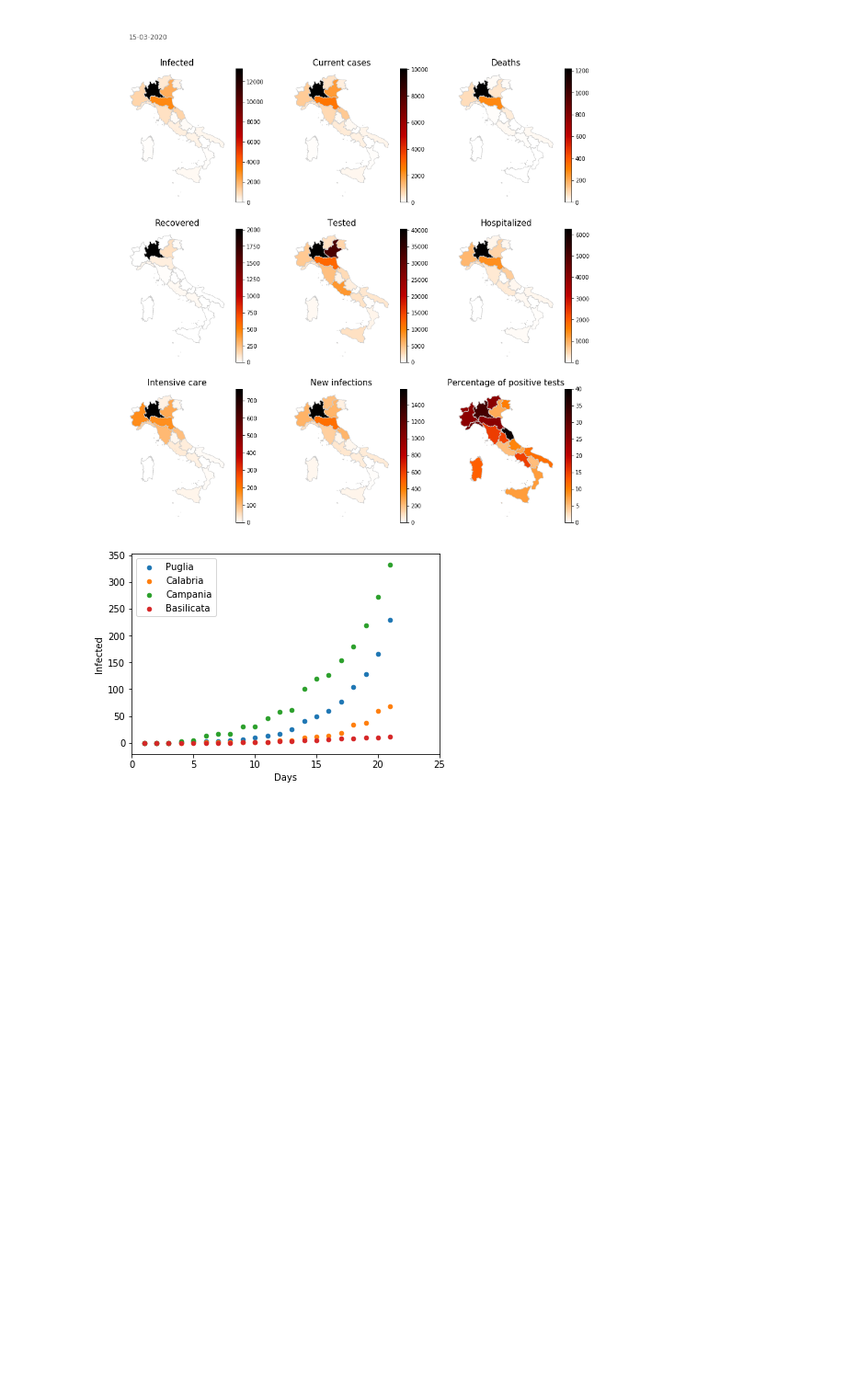
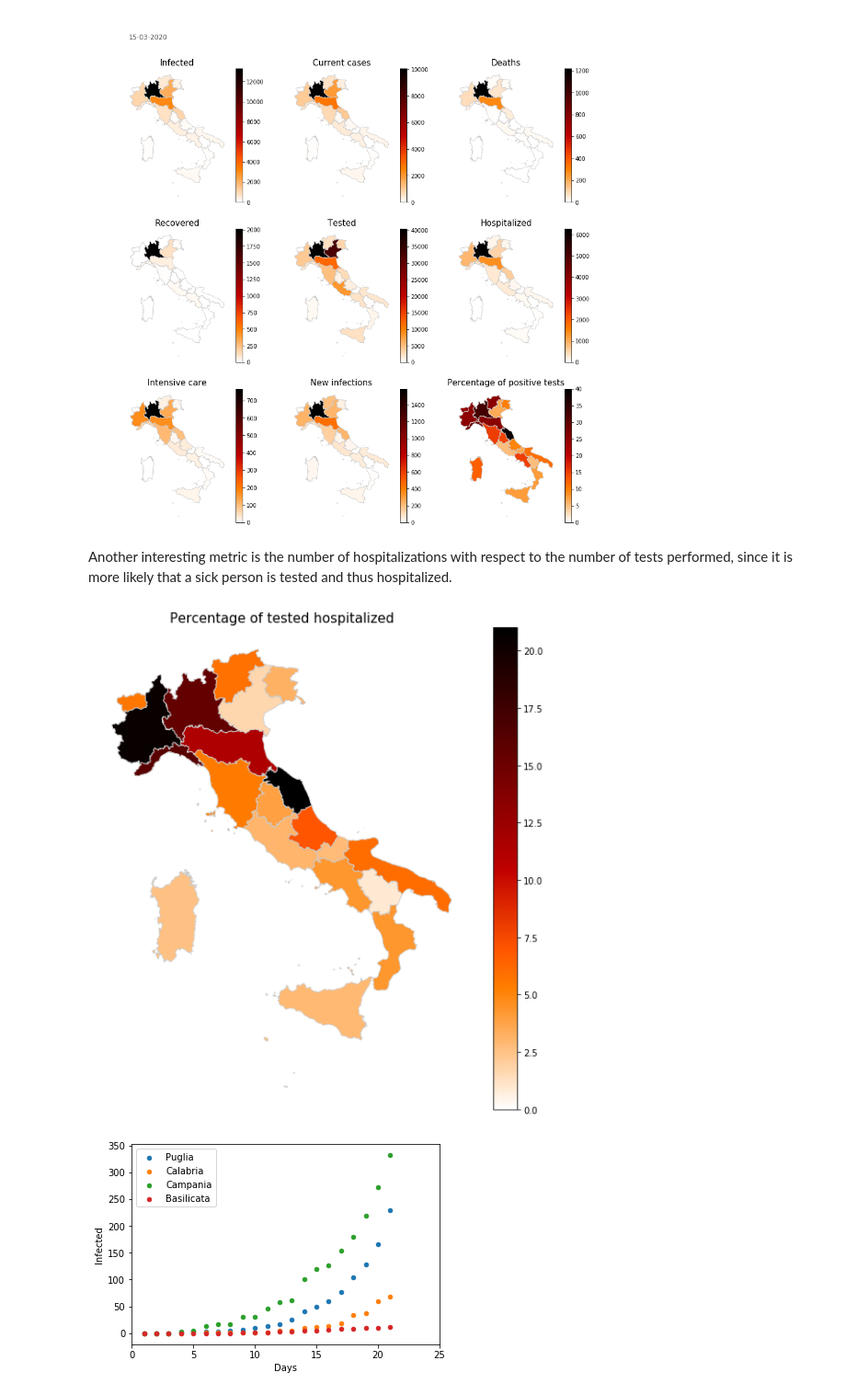
Before and after one commit to giorgionicoletti/COVID-19_preliminary, a Jupyter notebook: analysis.ipynb, the cells around one changed output. Shown at 92% size. Drawn from its saved outputs; the diff is of its cells as text; code cells hidden in the pictures; blank space fills up the shorter version.

```diff
--- a/analysis.ipynb
+++ b/analysis.ipynb
@@ -339,6 +339,21 @@ plt.annotate(datetime.today().strftime('%d-%m-%Y'), xy=(0.08,0.95),  xycoords='f
 plt.savefig('tot.png', dpi = 300, bbox_inches = 'tight')
 # %% [output]
 [figure]
+# %% [markdown]
+Another interesting metric is the number of hospitalizations with respect to the number of tests performed, since it is more likely that a sick person is tested and thus hospitalized.
+# %%
+hosp_to_test = []
+for rname in current_df.index.to_list():
+    hosp_to_test.append(current_df.at[rname,'totale_ospedalizzati']*100/current_df.at[rname, 'tamponi'])
+
+ht_dict = dict(zip(['Regions','percentuale_ospedalizzati'],[current_df.index.to_list(), hosp_to_test]))
+ht_df = pd.DataFrame(ht_dict)
+ht_df.set_index('Regions', inplace = True)
+
+fig, ax = plt.subplots(1,figsize=(10,10))
+plot_current(ax, 'percentuale_ospedalizzati', ht_df, map_df, 'Percentage of tested hospitalized')
+# %% [output]
+[figure, added]
 # %%
 nlist = ['Puglia', 'Calabria', 'Campania', 'Basilicata']
 for fname, fname_lab in zip(fields_names, fields_names_lab):
```
Also changed, not shown: parts of 7 cells of this notebook.
